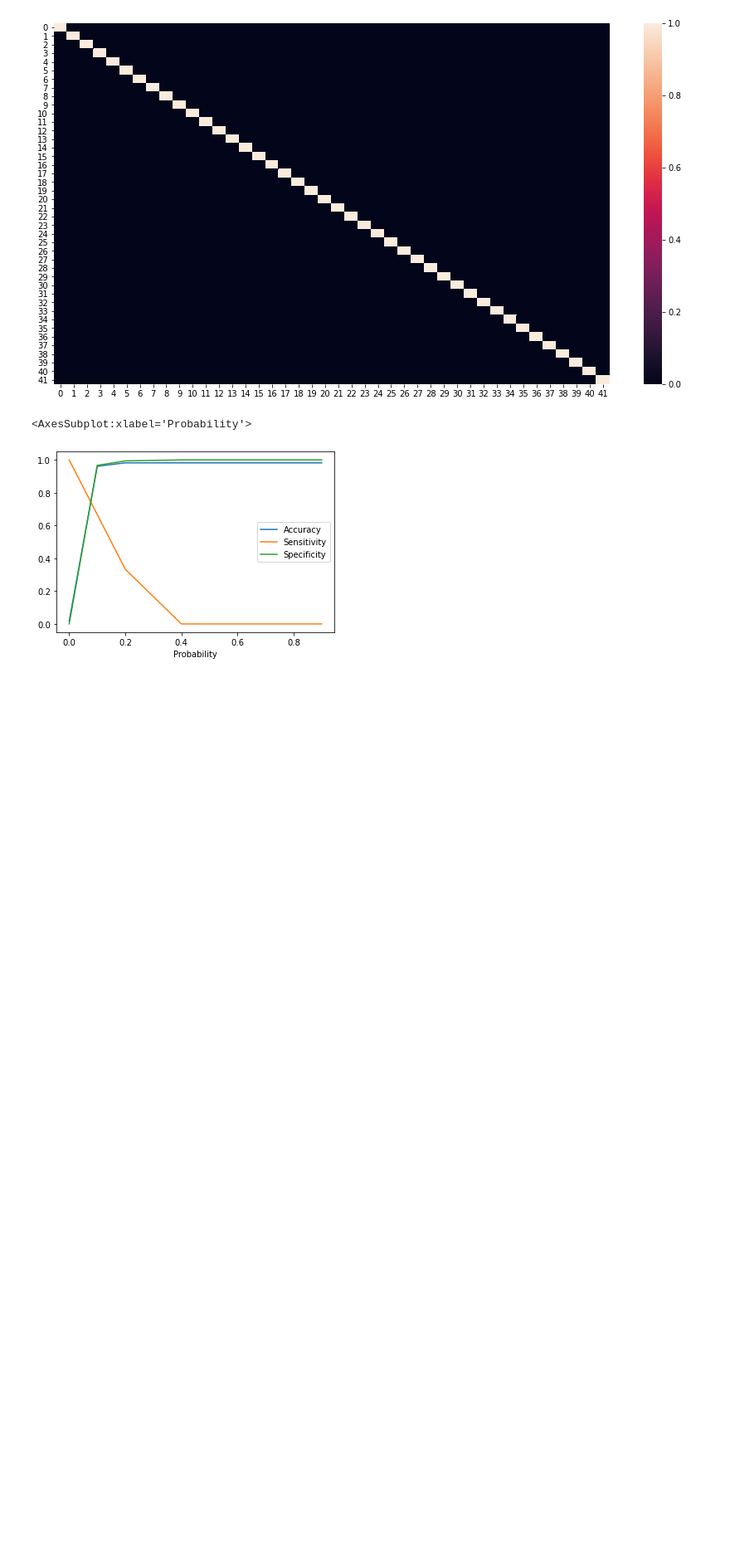
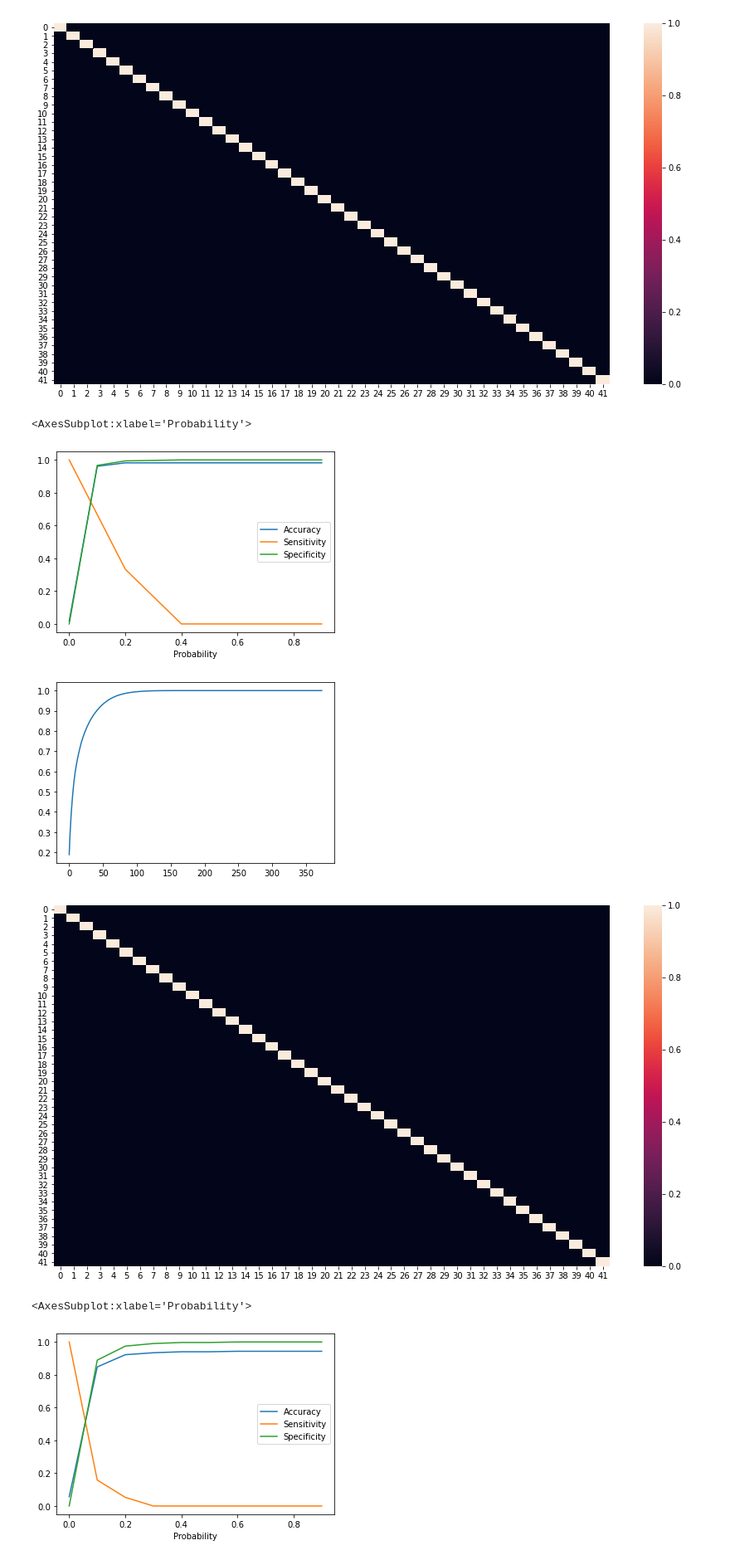
Before and after one commit to Tim0828/8CC00-groep-9, a Jupyter notebook: regression2.ipynb, the cells around one changed output. Shown at 83% size. Drawn from its saved outputs; the diff is of its cells as text; code cells hidden in the pictures; blank space fills up the shorter version.

Commit message:
'ERK2_inhibition' toegevoegd

```diff
--- a/regression2.ipynb
+++ b/regression2.ipynb
@@ -95,3 +95,74 @@ Probability.plot.line(x='Probability', y=['Accuracy','Sensitivity','Specificity'
 # %% [output]
 <AxesSubplot:xlabel='Probability'>
 [figure]
+# %%
+# Split the data into X and y
+y = df_descriptors.pop('ERK2_inhibition')
+X = df_scaled
+
+# Split the data into training and test data set
+
+X_train, X_test, y_train, y_test = train_test_split(X,y, train_size=0.7,test_size=0.3,random_state=42)
+
+# Decide the number of PCA components based on the retained information
+pca = PCA()
+pca.fit(X_train)
+explained_variance = pca.explained_variance_ratio_.cumsum()
+plt.plot(explained_variance)
+
+# Determine the number of components needed to explain 90% of the variance
+desired_variance = 0.90
+num_components = (np.argmax(explained_variance >= desired_variance) + 1)
+#loose components who have too little influence
+pca=PCA(n_components=num_components)
+
+tested_mol_pca = pca.fit_transform(X_train)
+
+corr_mat = np.corrcoef(tested_mol_pca.transpose())
+plt.figure(figsize=[15,8])
+sns.heatmap(corr_mat)
+plt.show()
+
+df_test_pca = pca.transform(X_test)
+# Train the Logistic Regression model
+LR_PCA_Learner = LogisticRegression()
+LR_PCA_Model = LR_PCA_Learner.fit(tested_mol_pca, y_train)
+
+pred_test = LR_PCA_Model.predict_proba(df_test_pca)
+"{:2.2}".format(metrics.roc_auc_score(y_test, pred_test[:,1]))
+
+# Calculate the predicted probabilities and convert to dataframe
+y_pred = LR_PCA_Model.predict_proba(df_test_pca)
+y_pred_df = pd.DataFrame(y_pred)
+y_pred_1 = y_pred_df.iloc[:,[1]]
+y_test_df = pd.DataFrame(y_test)
+
+# Put the index as ID column, remove index from both dataframes and combine them
+y_test_df["ID"] = y_test_df.index
+y_pred_1.reset_index(drop=True, inplace=True)
+y_test_df.reset_index(drop=True, inplace=True)
+y_pred_final = pd.concat([y_test_df,y_pred_1],axis=1)
+y_pred_final = y_pred_final.rename(columns = { 1 : "Yes_Prob", 'ERK2_inhibition' : "Yes" } )
+y_pred_final = y_pred_final.reindex(["ID", "Yes", "Yes_Prob"], axis=1)
+
+# Create columns with different probability cutoffs
+numbers = [float(x)/10 for x in range(10)]
+for i in numbers:
+    y_pred_final[i]= y_pred_final.Yes_Prob.map(lambda x: 1 if x > i else 0)
+
+# Calculate accuracy, sensitivity & specificity for different cut off points
+
+Probability = pd.DataFrame( columns = ['Probability', 'Accuracy', 'Sensitivity', 'Specificity'])
+for i in numbers:
+    CM = metrics.confusion_matrix(y_pred_final.Yes, y_pred_final[i] )
+    Total = sum(sum(CM))
+    Accuracy    = (CM[0,0]+CM[1,1])/Total
+    Sensitivity = CM[1,1]/(CM[1,1]+CM[1,0])
+    Specificity = CM[0,0]/(CM[0,0]+CM[0,1])
+    Probability.loc[i] =[ i, Accuracy, Sensitivity, Specificity]
+Probability.plot.line(x='Probability', y=['Accuracy','Sensitivity','Specificity'])
+# %% [output]
+[figure, added]
+[figure, added]
+<AxesSubplot:xlabel='Probability'>
+[figure, added]
```
